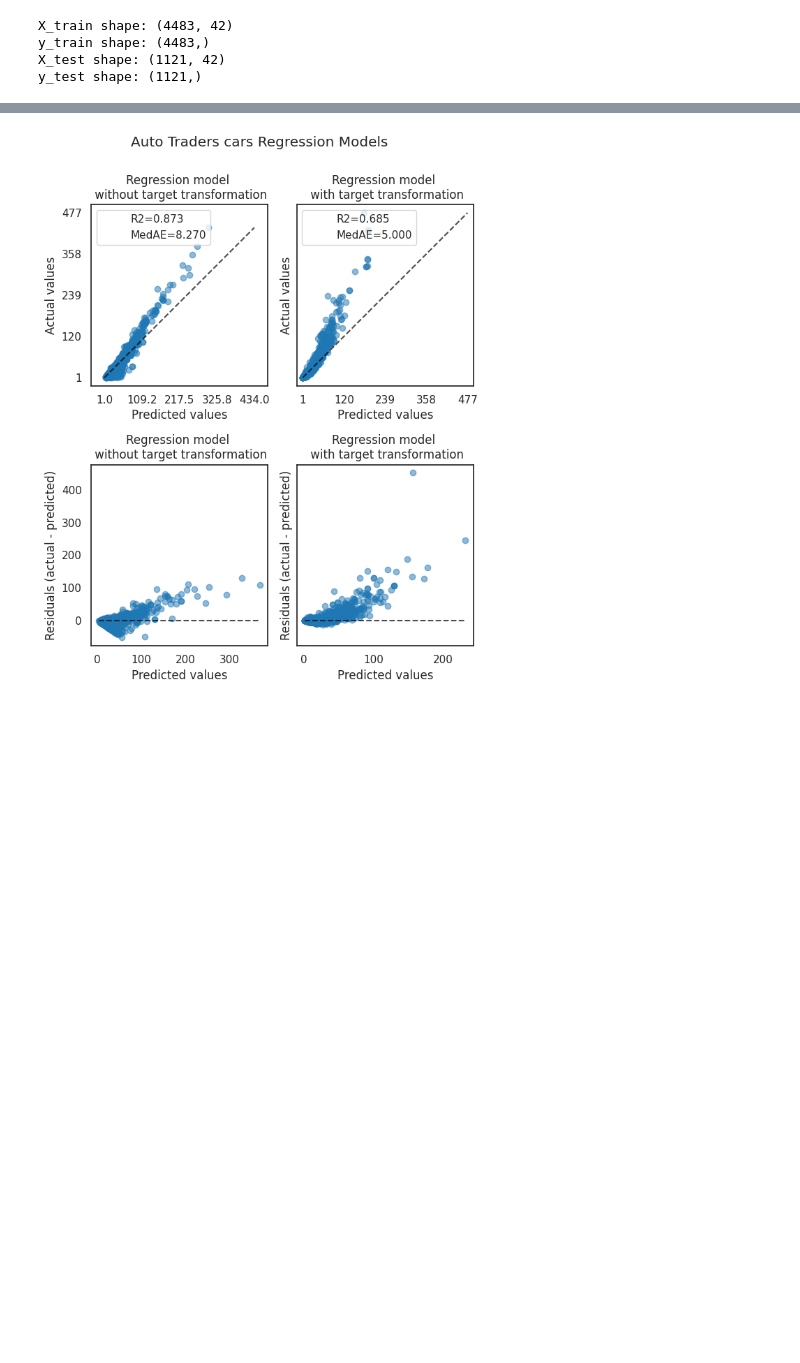
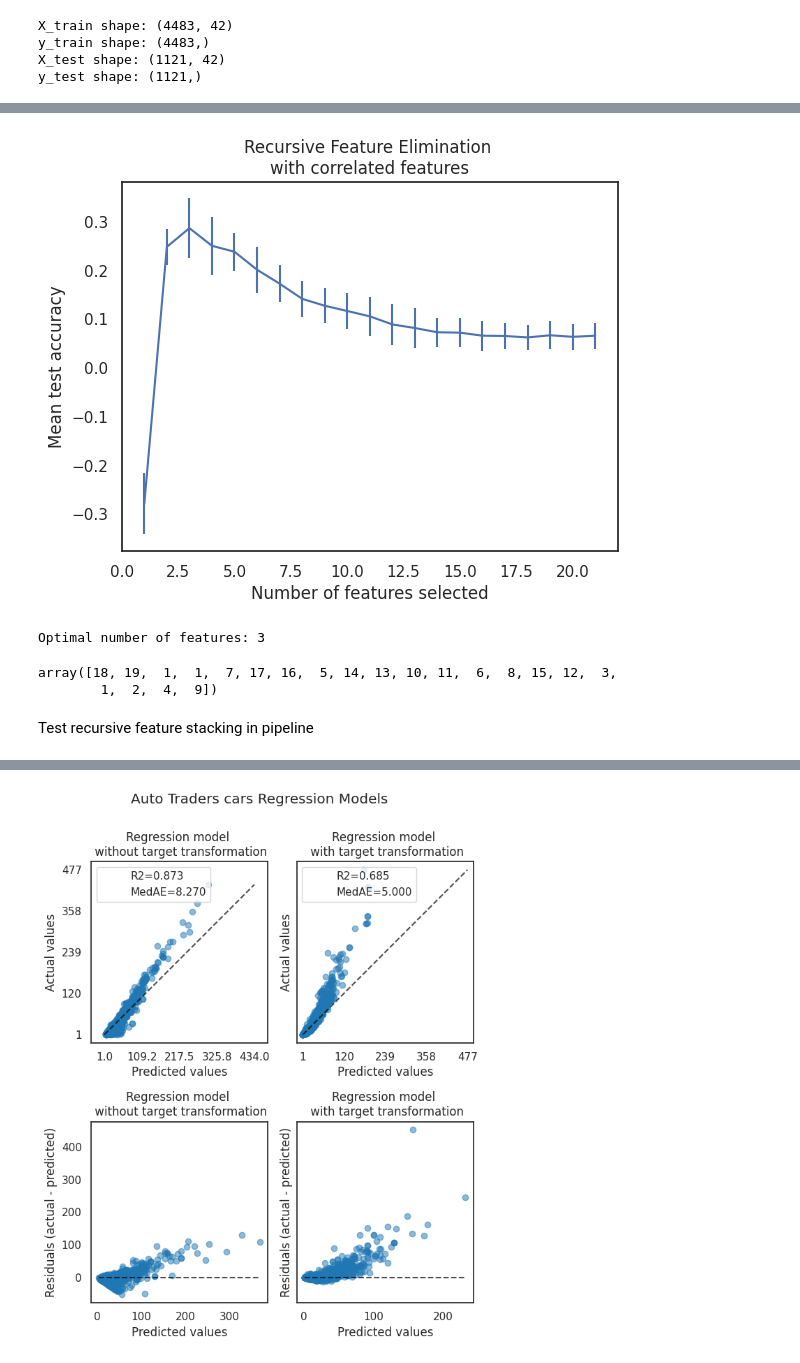
Before and after one commit to thanktua-spp/MMU_Hack_Data, a Jupyter notebook: notebooks/MMU_Hack_model training.ipynb, the cells around one changed output, grey strips where cells are left out. Cells and saved outputs as stored; diff of their text form; code cells hidden in the pictures; blank space fills up the shorter version.

```diff
--- a/notebooks/MMU_Hack_model training.ipynb
+++ b/notebooks/MMU_Hack_model training.ipynb
@@ -334,0 +561,23 @@ stacking_regressor
+# %%
+cv_results = pd.DataFrame(rfecv_best.cv_results_)
+plt.figure()
+plt.xlabel("Number of features selected")
+plt.ylabel("Mean test accuracy")
+plt.errorbar(
+    x=cv_results["n_features"],
+    y=cv_results["mean_test_score"],
+    yerr=cv_results["std_test_score"],
+)
+plt.title("Recursive Feature Elimination \nwith correlated features")
+plt.show()
+# %% [output]
+[figure, added]
+# %%
+print(f"Optimal number of features: {rfecv_best.n_features_}")
+rfecv_best.ranking_
+# %% [output]
+Optimal number of features: 3
+array([18, 19,  1,  1,  7, 17, 16,  5, 14, 13, 10, 11,  6,  8, 15, 12,  3,
+        1,  2,  4,  9])
+# %% [markdown]
+Test recursive feature stacking in pipeline
```
Also changed, not shown: parts of 43 cells of this notebook.
